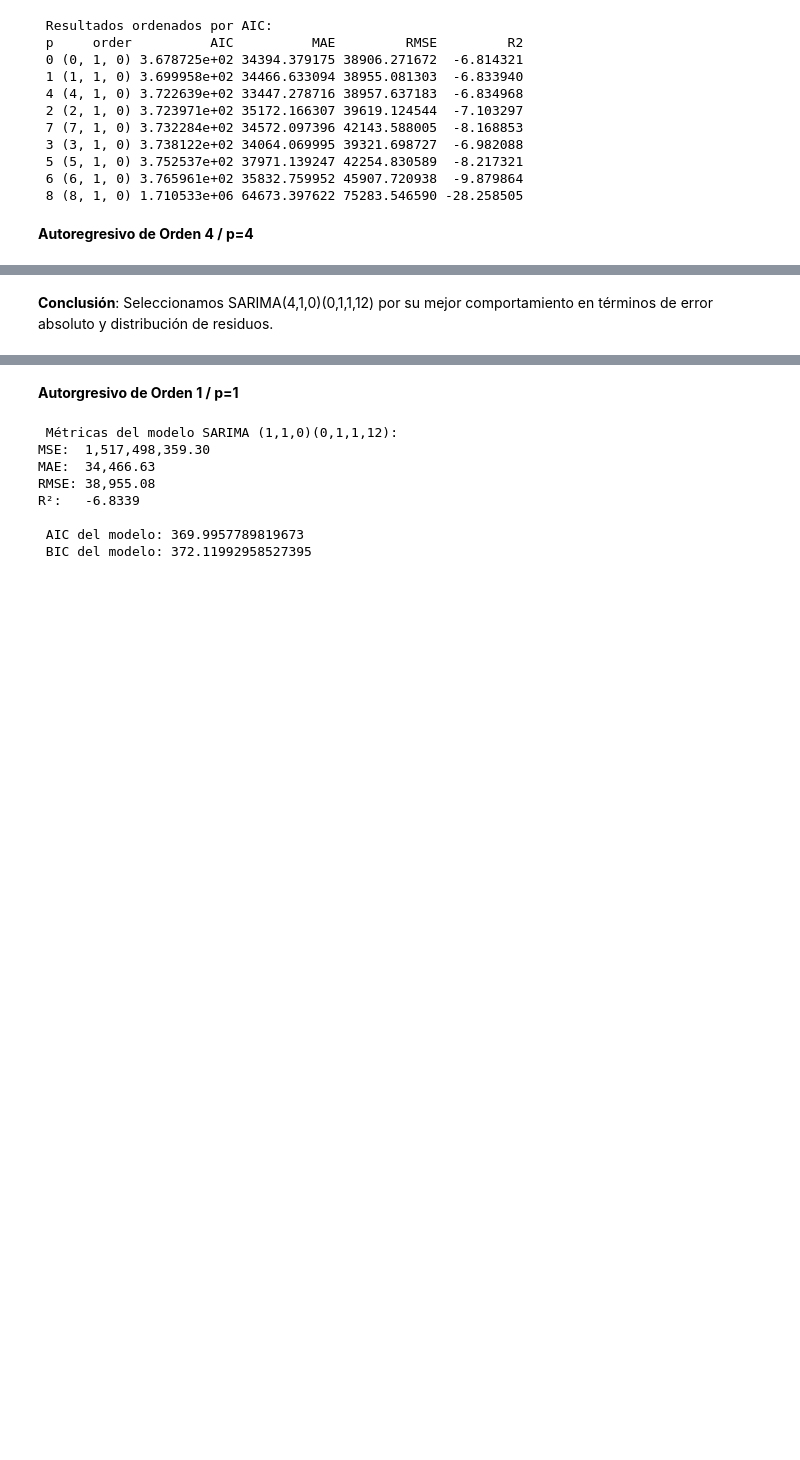
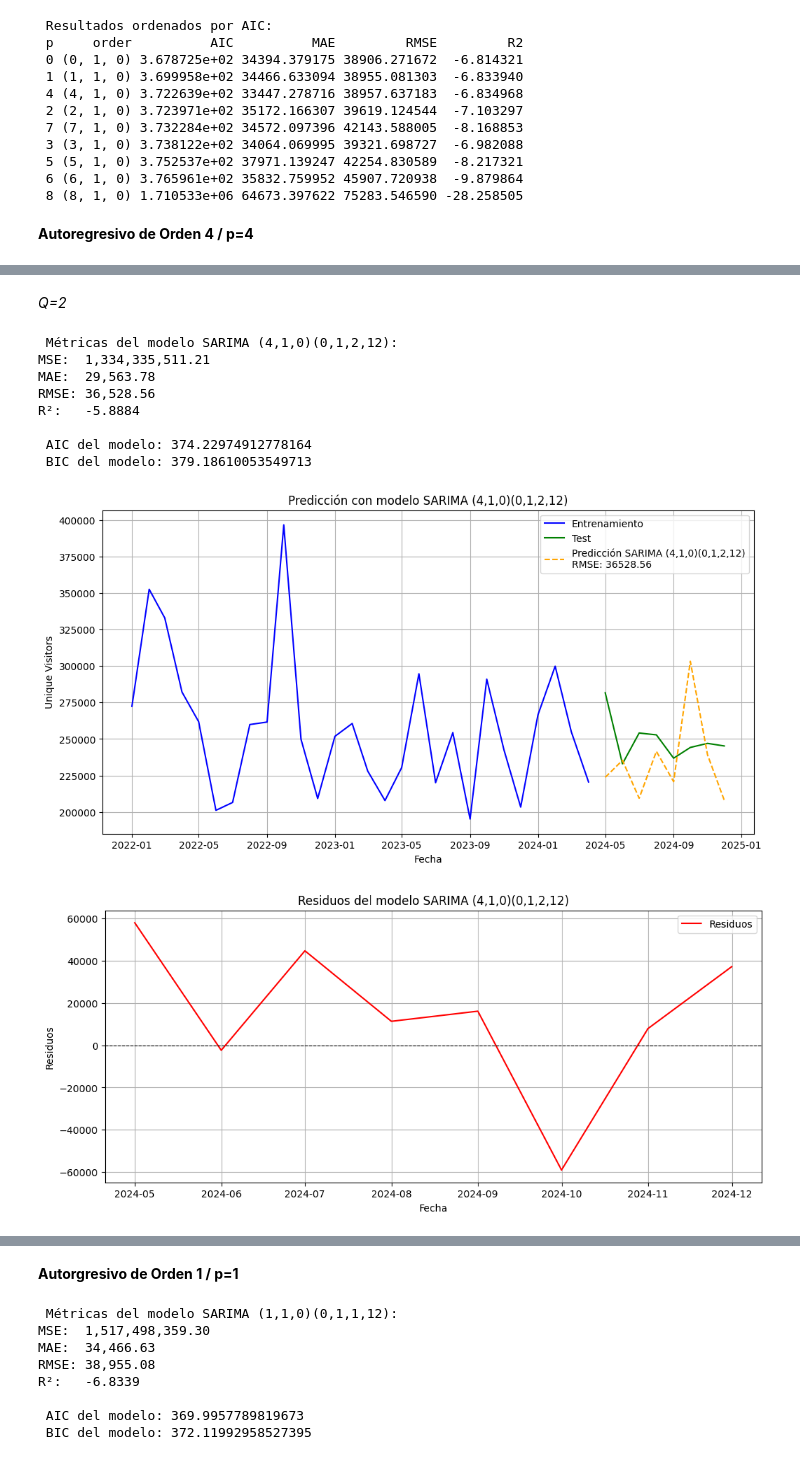
Before and after one commit to martinagg7/ia_MMM, a Jupyter notebook: notebooks/01_Sarima.ipynb, the cells around one changed output, grey strips where cells are left out. Drawn from its saved outputs; the diff is of its cells as text; code cells hidden in the pictures; blank space fills up the shorter version.

```diff
--- a/notebooks/01_Sarima.ipynb
+++ b/notebooks/01_Sarima.ipynb
@@ -444,5 +447,78 @@ Covariance Type:                                opg
 Warnings:
 [1] Covariance matrix calculated using the outer product of gradients (complex-step).
 [2] Covariance matrix is singular or near-singular, with condition number 8.45e+34. Standard errors may be unstable.
-# %% [markdown]
-**Conclusión**: Seleccionamos SARIMA(4,1,0)(0,1,1,12) por su mejor comportamiento en términos de error absoluto y distribución de residuos.
+# %% [markdown]
+*Q=2*
+# %%
+sarima_model = SARIMAX(train, order=(4, 1, 0), seasonal_order=(0, 1, 2, 12))
+sarima_fit = sarima_model.fit()
+sarima_predictions = sarima_fit.predict(start=len(train), end=len(train) + len(test) - 1, typ='levels')
+
+# Calcular métricas
+def calcular_metricas(y_true, y_pred):
+    mse = mean_squared_error(y_true, y_pred)
+    mae = mean_absolute_error(y_true, y_pred)
+    rmse = np.sqrt(mse)
+    r2 = r2_score(y_true, y_pred)
+    return mse, mae, rmse, r2
+
+metricas = calcular_metricas(test, sarima_predictions)
+print(" Métricas del modelo SARIMA (4,1,0)(0,1,2,12):")
+print(f"MSE:  {metricas[0]:,.2f}")
+print(f"MAE:  {metricas[1]:,.2f}")
+print(f"RMSE: {metricas[2]:,.2f}")
+print(f"R²:   {metricas[3]:.4f}")
+
+# AIC y BIC
+print("\n AIC del modelo:", sarima_fit.aic)
+print(" BIC del modelo:", sarima_fit.bic)
+
+# Graficar predicciones
+plt.figure(figsize=(12, 6))
+plt.plot(train.index, train, label='Entrenamiento', color='blue')
+plt.plot(test.index, test, label='Test', color='green')
+plt.plot(test.index, sarima_predictions, linestyle='--', label=f'Predicción SARIMA (4,1,0)(0,1,2,12)\nRMSE: {metricas[2]:.2f}', color='orange')
+plt.xlabel('Fecha')
+plt.ylabel('Unique Visitors')
+plt.title('Predicción con modelo SARIMA (4,1,0)(0,1,2,12)')
+plt.legend()
+plt.grid(True)
+plt.show()
+
+# Residuos
+residuos = test - sarima_predictions
+
+# Gráfico de residuos
+plt.figure(figsize=(12, 5))
+plt.plot(test.index, residuos, label='Residuos', color='red')
+plt.axhline(0, color='black', linestyle='--', linewidth=0.8)
+plt.xlabel('Fecha')
+plt.ylabel('Residuos')
+plt.title('Residuos del modelo SARIMA (4,1,0)(0,1,2,12)')
+plt.legend()
+plt.grid(True)
+plt.show()
+
+# Histograma de residuos
+plt.figure(figsize=(10, 5))
+plt.hist(residuos, bins=20, color='crimson', edgecolor='black', alpha=0.6)
+plt.title('Histograma de Residuos')
+plt.xlabel('Error')
+plt.ylabel('Frecuencia')
+plt.grid(True)
+plt.show()
+
+# Coeficientes del modelo
+print("\n Coeficientes del modelo SARIMA (4,1,0)(0,1,2,12):")
+print(sarima_fit.summary())
+# %% [output]
+ Métricas del modelo SARIMA (4,1,0)(0,1,2,12):
+MSE:  1,334,335,511.21
+MAE:  29,563.78
+RMSE: 36,528.56
+R²:   -5.8884
+
+ AIC del modelo: 374.22974912778164
+ BIC del modelo: 379.18610053549713
+[figure, added]
+[figure, added]
```
Also changed, not shown: parts of 30 cells of this notebook, 4 other files.
